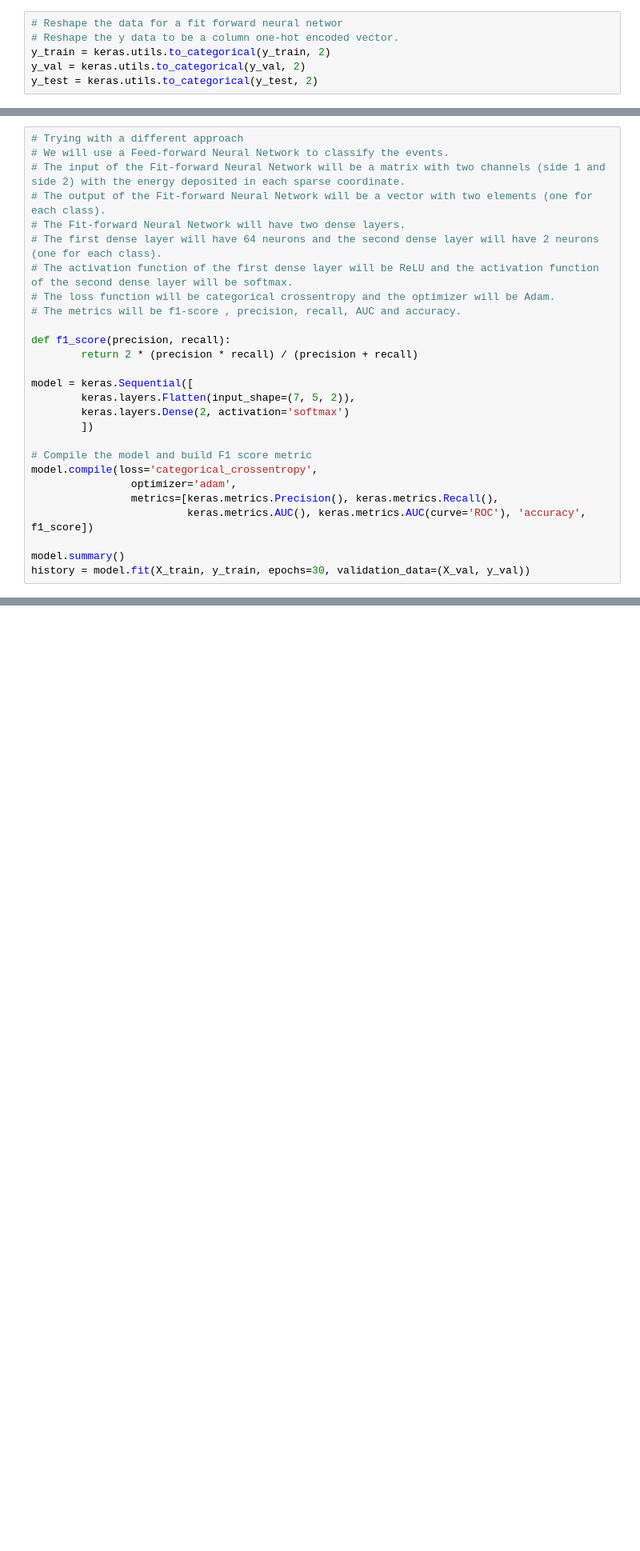
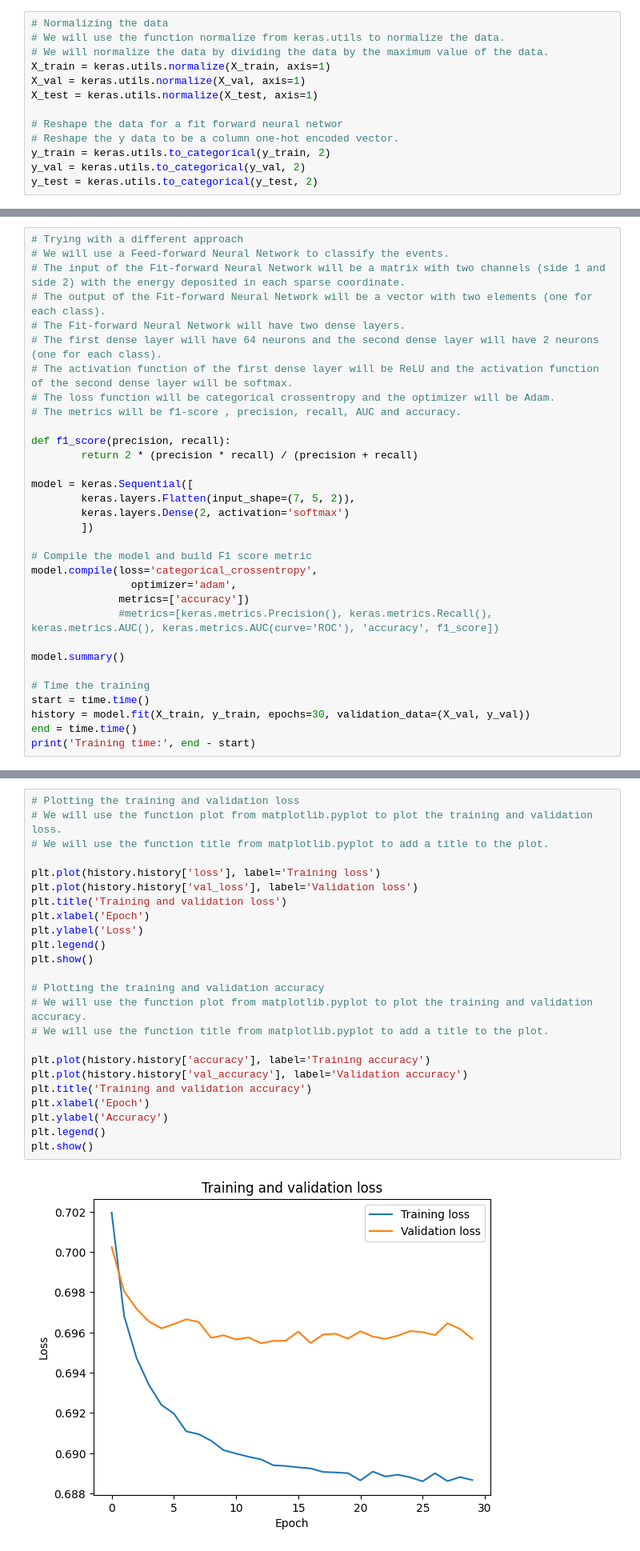
Before and after one commit to dhebel/babycal, a Jupyter notebook: src/main.ipynb, the cells around one changed output, grey strips where cells are left out. Shown: that part at 80% size. Cells and saved outputs as stored; diff of their text form; blank space fills up the shorter version.

```diff
--- a/src/main.ipynb
+++ b/src/main.ipynb
@@ -357,6 +370,13 @@ plt.show()
 # %% [markdown]
 ### Reshape
 # %%
+# Normalizing the data
+# We will use the function normalize from keras.utils to normalize the data.
+# We will normalize the data by dividing the data by the maximum value of the data.
+X_train = keras.utils.normalize(X_train, axis=1)
+X_val = keras.utils.normalize(X_val, axis=1)
+X_test = keras.utils.normalize(X_test, axis=1)
+
 # Reshape the data for a fit forward neural networ
 # Reshape the y data to be a column one-hot encoded vector.
 y_train = keras.utils.to_categorical(y_train, 2)
@@ -386,9 +406,14 @@ model = keras.Sequential([
 # Compile the model and build F1 score metric
 model.compile(loss='categorical_crossentropy',
                 optimizer='adam',
-                metrics=[keras.metrics.Precision(), keras.metrics.Recall(),
-                         keras.metrics.AUC(), keras.metrics.AUC(curve='ROC'), 'accuracy', f1_score])
+              metrics=['accuracy'])
+              #metrics=[keras.metrics.Precision(), keras.metrics.Recall(), keras.metrics.AUC(), keras.metrics.AUC(curve='ROC'), 'accuracy', f1_score])
 
 model.summary()
+
+# Time the training
+start = time.time()
 history = model.fit(X_train, y_train, epochs=30, validation_data=(X_val, y_val))
+end = time.time()
+print('Training time:', end - start)
 # %% [output]
@@ -453,0 +437,26 @@ XGBClassifier(base_score=None, booster=None, callbacks=None,
+# %%
+# Plotting the training and validation loss
+# We will use the function plot from matplotlib.pyplot to plot the training and validation loss.
+# We will use the function title from matplotlib.pyplot to add a title to the plot.
+
+plt.plot(history.history['loss'], label='Training loss')
+plt.plot(history.history['val_loss'], label='Validation loss')
+plt.title('Training and validation loss')
+plt.xlabel('Epoch')
+plt.ylabel('Loss')
+plt.legend()
+plt.show()
+
+# Plotting the training and validation accuracy
+# We will use the function plot from matplotlib.pyplot to plot the training and validation accuracy.
+# We will use the function title from matplotlib.pyplot to add a title to the plot.
+
+plt.plot(history.history['accuracy'], label='Training accuracy')
+plt.plot(history.history['val_accuracy'], label='Validation accuracy')
+plt.title('Training and validation accuracy')
+plt.xlabel('Epoch')
+plt.ylabel('Accuracy')
+plt.legend()
+plt.show()
+# %% [output]
+[figure, added]
```
Also changed, not shown: parts of 40 cells of this notebook, 5 other files.
